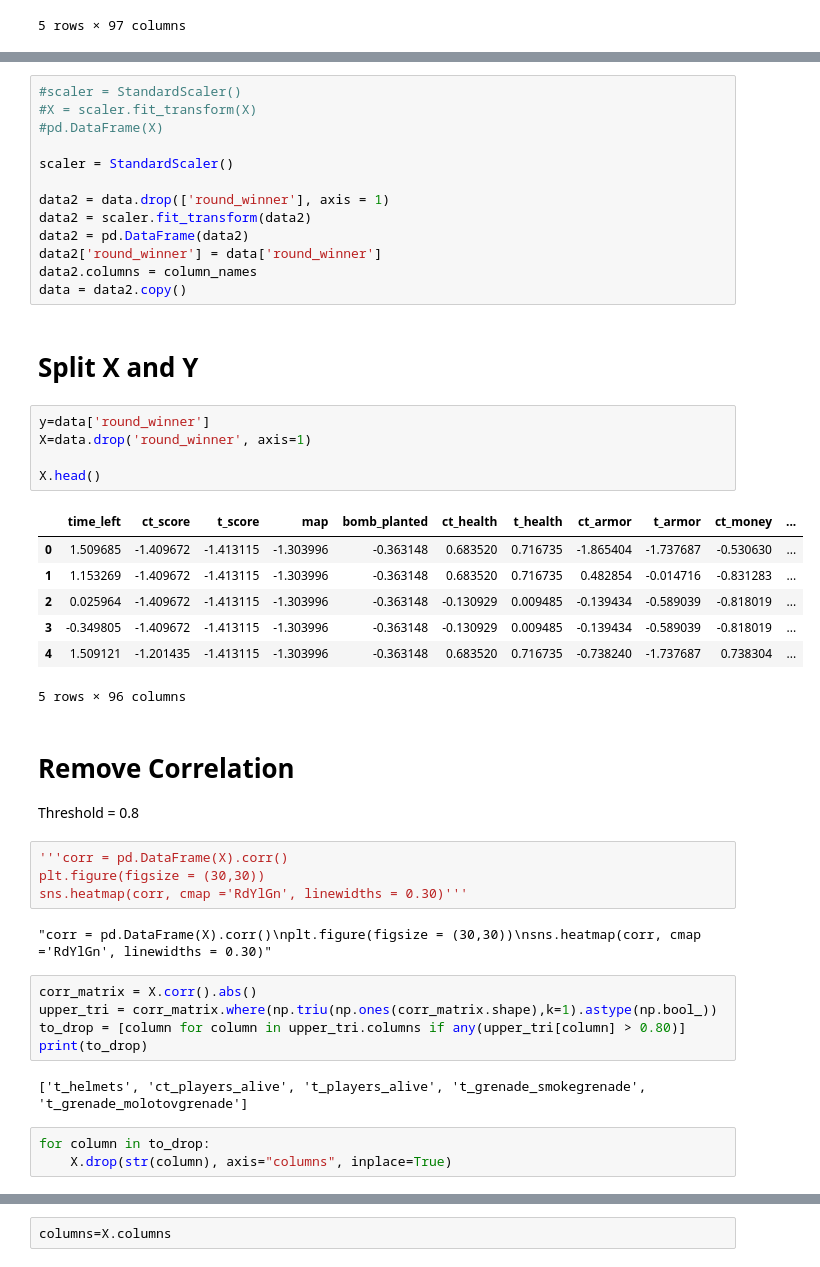
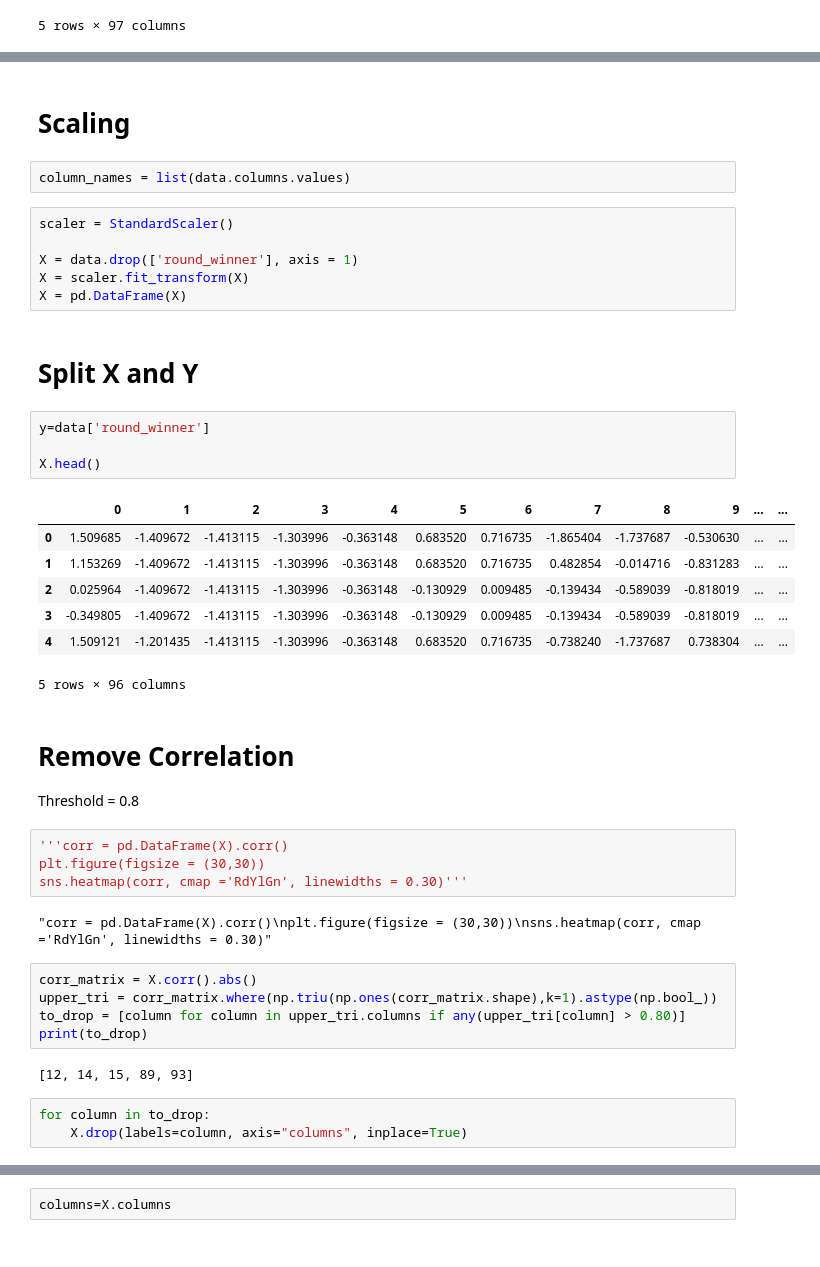
Before and after one commit to Murat-Gencer/YAP470-Project, a Jupyter notebook: proje.ipynb, the cells around one changed output, grey strips where cells are left out. Cells and saved outputs as stored; diff of their text form.

```diff
--- a/proje.ipynb
+++ b/proje.ipynb
@@ -254,34 +259,30 @@ column_names = list(data.columns.values)
+# %% [markdown]
+# Scaling
+# %%
+column_names = list(data.columns.values)
 # %%
-#scaler = StandardScaler()
-#X = scaler.fit_transform(X)
-#pd.DataFrame(X)
-
 scaler = StandardScaler()
 
-data2 = data.drop(['round_winner'], axis = 1)
-data2 = scaler.fit_transform(data2)
-data2 = pd.DataFrame(data2)
-data2['round_winner'] = data['round_winner']
-data2.columns = column_names
-data = data2.copy()
+X = data.drop(['round_winner'], axis = 1)
+X = scaler.fit_transform(X)
+X = pd.DataFrame(X)
-# %% [markdown]
-# Split X and Y
+# %% [markdown]
+# Split X and Y
 # %%
 y=data['round_winner']
-X=data.drop('round_winner', axis=1)
 
 X.head()
 # %% [output]
-|  | time_left | ct_score | t_score | map | bomb_planted | ct_health | t_health | ct_armor | t_armor | ct_money | ... |
-| 0 | 1.509685 | -1.409672 | -1.413115 | -1.303996 | -0.363148 | 0.683520 | 0.716735 | -1.865404 | -1.737687 | -0.530630 | ... |
-| 1 | 1.153269 | -1.409672 | -1.413115 | -1.303996 | -0.363148 | 0.683520 | 0.716735 | 0.482854 | -0.014716 | -0.831283 | ... |
-| 2 | 0.025964 | -1.409672 | -1.413115 | -1.303996 | -0.363148 | -0.130929 | 0.009485 | -0.139434 | -0.589039 | -0.818019 | ... |
-| 3 | -0.349805 | -1.409672 | -1.413115 | -1.303996 | -0.363148 | -0.130929 | 0.009485 | -0.139434 | -0.589039 | -0.818019 | ... |
-| 4 | 1.509121 | -1.201435 | -1.413115 | -1.303996 | -0.363148 | 0.683520 | 0.716735 | -0.738240 | -1.737687 | 0.738304 | ... |
+|  | 0 | 1 | 2 | 3 | 4 | 5 | 6 | 7 | 8 | 9 | ... | ... |
+| 0 | 1.509685 | -1.409672 | -1.413115 | -1.303996 | -0.363148 | 0.683520 | 0.716735 | -1.865404 | -1.737687 | -0.530630 | ... | ... |
+| 1 | 1.153269 | -1.409672 | -1.413115 | -1.303996 | -0.363148 | 0.683520 | 0.716735 | 0.482854 | -0.014716 | -0.831283 | ... | ... |
+| 2 | 0.025964 | -1.409672 | -1.413115 | -1.303996 | -0.363148 | -0.130929 | 0.009485 | -0.139434 | -0.589039 | -0.818019 | ... | ... |
+| 3 | -0.349805 | -1.409672 | -1.413115 | -1.303996 | -0.363148 | -0.130929 | 0.009485 | -0.139434 | -0.589039 | -0.818019 | ... | ... |
+| 4 | 1.509121 | -1.201435 | -1.413115 | -1.303996 | -0.363148 | 0.683520 | 0.716735 | -0.738240 | -1.737687 | 0.738304 | ... | ... |
 5 rows × 96 columns
-# %% [markdown]
-# Remove Correlation
-Threshold = 0.8
+# %% [markdown]
+# Remove Correlation
+Threshold = 0.8
 # %%
 '''corr = pd.DataFrame(X).corr()
 plt.figure(figsize = (30,30))
@@ -294,7 +295,7 @@ upper_tri = corr_matrix.where(np.triu(np.ones(corr_matrix.shape),k=1).astype(np.
 to_drop = [column for column in upper_tri.columns if any(upper_tri[column] > 0.80)]
 print(to_drop)
 # %% [output]
-['t_helmets', 'ct_players_alive', 't_players_alive', 't_grenade_smokegrenade', 't_grenade_molotovgrenade']
+[12, 14, 15, 89, 93]
 # %%
 for column in to_drop:
-    X.drop(str(column), axis="columns", inplace=True)
+    X.drop(labels=column, axis="columns", inplace=True)
```
Also changed, not shown: parts of 28 cells of this notebook.
